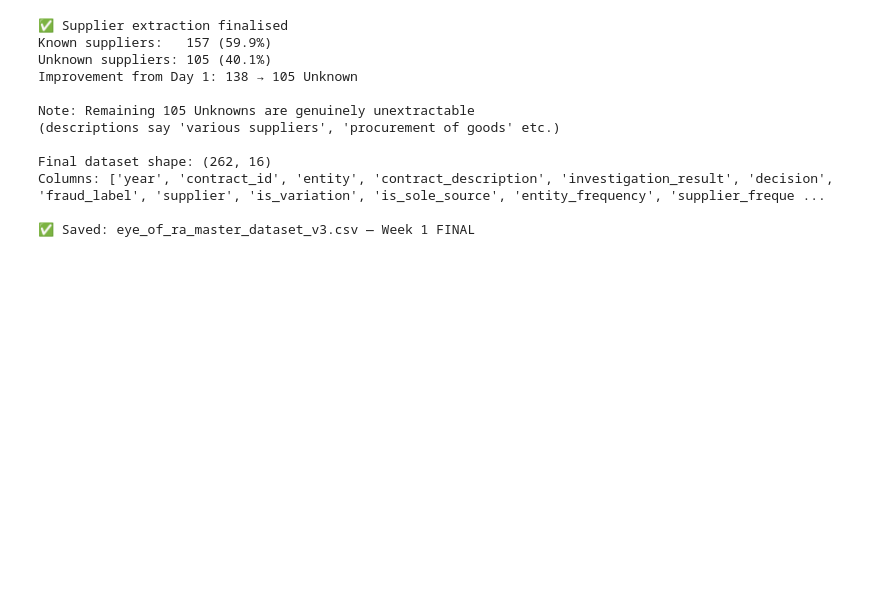
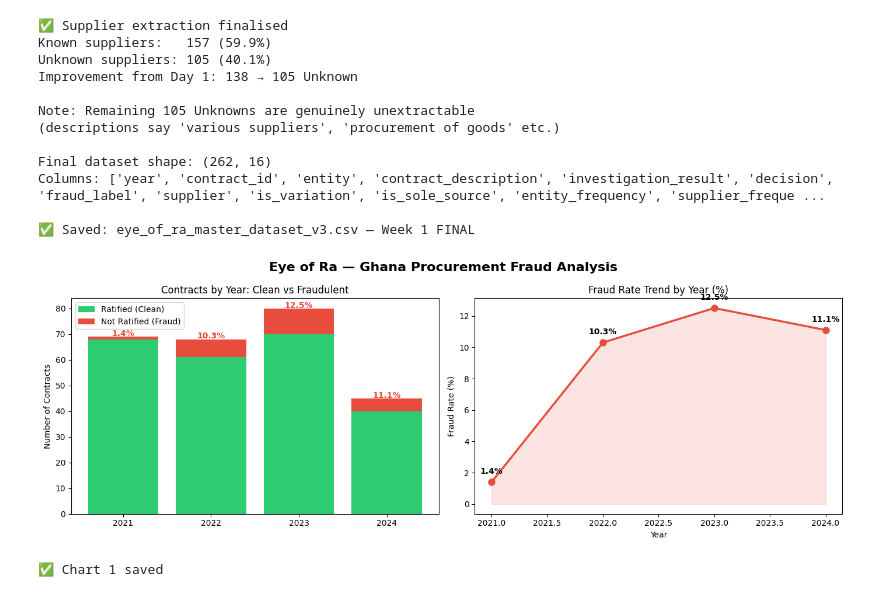
Before and after one commit to Joey-Jireh/eye-of-ra, a Jupyter notebook: notebooks/week1/week1_data_exploration.ipynb, the cells around one changed output. Saved outputs shown, nothing was run; the diff lists cells and outputs as text; code cells hidden in the pictures; blank space fills up the shorter version.

Commit message:
Cell 26 — EDA visualisation 1, fraud distribution by year

```diff
--- a/notebooks/week1/week1_data_exploration.ipynb
+++ b/notebooks/week1/week1_data_exploration.ipynb
@@ -1790,3 +1790,56 @@ Final dataset shape: (262, 16)
 Columns: ['year', 'contract_id', 'entity', 'contract_description', 'investigation_result', 'decision', 'fraud_label', 'supplier', 'is_variation', 'is_sole_source', 'entity_frequency', 'supplier_freque ...
 
 ✅ Saved: eye_of_ra_master_dataset_v3.csv — Week 1 FINAL
+# %%
+# Cell 26 — EDA Visualisation 1: Fraud distribution by year
+
+import matplotlib.pyplot as plt
+import seaborn as sns
+
+fig, axes = plt.subplots(1, 2, figsize=(14, 5))
+fig.suptitle('Eye of Ra — Ghana Procurement Fraud Analysis', fontsize=16, fontweight='bold')
+
+# Chart 1: Total contracts vs fraud by year
+year_summary = df.groupby('year').agg(
+    total=('fraud_label', 'count'),
+    fraud=('fraud_label', 'sum')
+).reset_index()
+year_summary['clean'] = year_summary['total'] - year_summary['fraud']
+year_summary['fraud_rate'] = (year_summary['fraud'] / year_summary['total'] * 100).round(1)
+
+x = range(len(year_summary))
+bars1 = axes[0].bar(x, year_summary['clean'], label='Ratified (Clean)', color='#2ecc71')
+bars2 = axes[0].bar(x, year_summary['fraud'], bottom=year_summary['clean'], label='Not Ratified (Fraud)', color='#e74c3c')
+axes[0].set_xticks(x)
+axes[0].set_xticklabels(year_summary['year'])
+axes[0].set_title('Contracts by Year: Clean vs Fraudulent')
+axes[0].set_ylabel('Number of Contracts')
+axes[0].legend()
+
+# Add fraud rate labels on top
+for i, row in year_summary.iterrows():
+    axes[0].text(i, row['total'] + 0.3, f"{row['fraud_rate']}%",
+                ha='center', fontweight='bold', color='#e74c3c')
+
+# Chart 2: Fraud rate by year line
+axes[1].plot(year_summary['year'], year_summary['fraud_rate'],
+             marker='o', color='#e74c3c', linewidth=2.5, markersize=8)
+axes[1].fill_between(year_summary['year'], year_summary['fraud_rate'], alpha=0.15, color='#e74c3c')
+axes[1].set_title('Fraud Rate Trend by Year (%)')
+axes[1].set_ylabel('Fraud Rate (%)')
+axes[1].set_xlabel('Year')
+for i, row in year_summary.iterrows():
+    axes[1].annotate(f"{row['fraud_rate']}%",
+                    (row['year'], row['fraud_rate']),
+                    textcoords="offset points", xytext=(0, 10),
+                    ha='center', fontweight='bold')
+
+plt.tight_layout()
+plt.savefig('/content/eda_fraud_by_year.png', dpi=150, bbox_inches='tight')
+plt.show()
+print("✅ Chart 1 saved")
+
+# Git: Cell 26 — EDA visualisation 1, fraud distribution by year
+# %% [output]
+[figure, added]
+✅ Chart 1 saved
```
